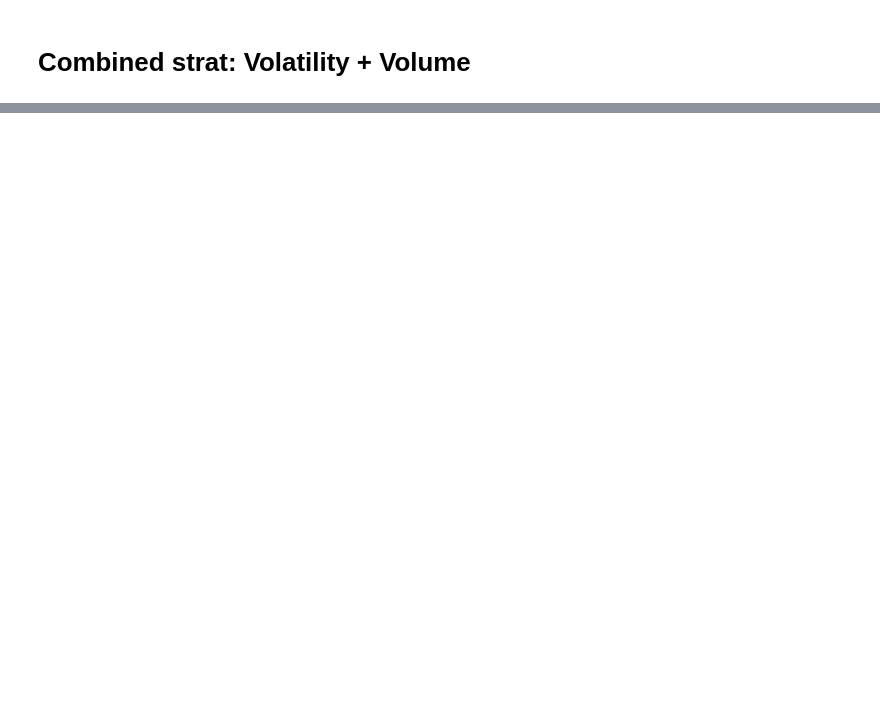
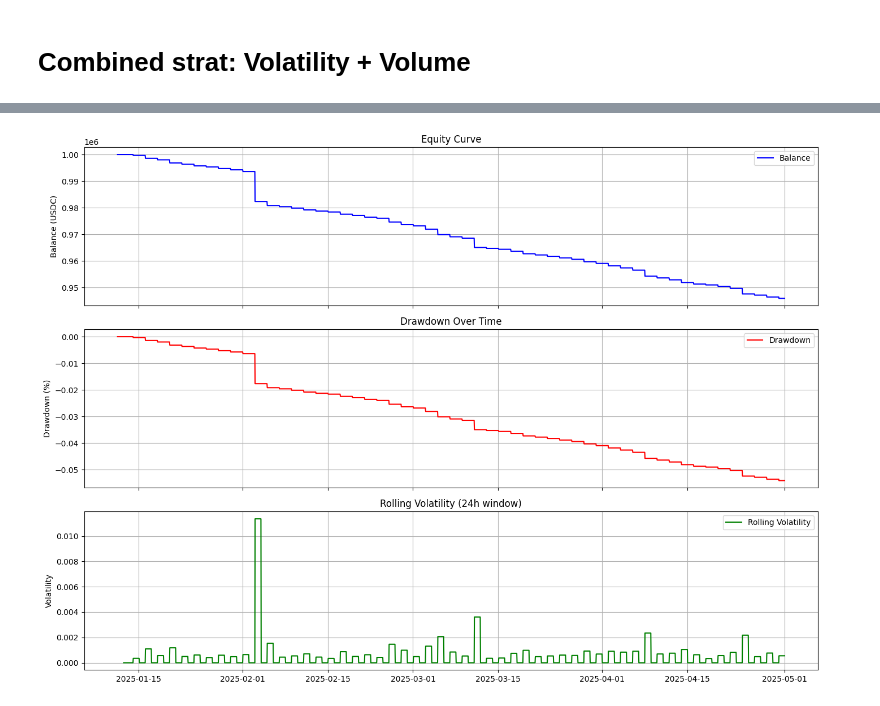
Before and after one commit to markviner/taustrat, a Jupyter notebook: notebooks/all_strats.ipynb, the cells around one changed output, grey strips where cells are left out. Saved outputs shown, nothing was run; the diff lists cells and outputs as text; code cells hidden in the pictures; blank space fills up the shorter version.

```diff
--- a/notebooks/all_strats.ipynb
+++ b/notebooks/all_strats.ipynb
@@ -414,0 +547,11 @@ plt.show()
+# %%
+params = CombinedParams(
+    TAU=best_params['TAU'],
+    BASE_DELTA=best_params['BASE_DELTA'],
+    KV=best_params['KV'],
+    KVEL=best_params['KVEL'], # feat
+    KSIGMA=best_params['KSIGMA'],
+    FEE=0.003,
+    INITIAL_BALANCE=1_000_000,
+    WINDOW=best_params['WINDOW']
+)
@@ -414,0 +560,9 @@ plt.show()
+# %%
+# train_obs = observations[:int(0.7 * len(observations))]
+test_obs = observations[int(0.7 * len(observations)):]
+
+strategy = VolumeVolatilityTauResetStrategy(params, debug=True)
+result = strategy.run(test_obs)
+df = result.to_dataframe()
+print(result.get_default_metrics())
+df.to_csv("combined_volume_volatility_strategy.csv")
@@ -414,0 +587,31 @@ plt.show()
+# %%
+df['peak'] = df['balance'].cummax()
+df['drawdown'] = df['balance'] / df['peak'] - 1
+
+df['returns'] = df['balance'].pct_change()
+df['rolling_vol'] = df['returns'].rolling(window=24).std() * (24**0.5)  # 24-часовое окно
+
+fig, axs = plt.subplots(3, 1, figsize=(14, 10), sharex=True)
+
+axs[0].plot(df.index, df['balance'], label='Balance', color='blue')
+axs[0].set_title("Equity Curve")
+axs[0].set_ylabel("Balance (USDC)")
+axs[0].legend()
+axs[0].grid(True)
+
+axs[1].plot(df.index, df['drawdown'], label='Drawdown', color='red')
+axs[1].set_title("Drawdown Over Time")
+axs[1].set_ylabel("Drawdown (%)")
+axs[1].legend()
+axs[1].grid(True)
+
+axs[2].plot(df.index, df['rolling_vol'], label='Rolling Volatility', color='green')
+axs[2].set_title("Rolling Volatility (24h window)")
+axs[2].set_ylabel("Volatility")
+axs[2].legend()
+axs[2].grid(True)
+
+plt.tight_layout()
+plt.show()
+# %% [output]
+[figure, added]
```
Also changed, not shown: parts of 24 cells of this notebook, 7 other files.
